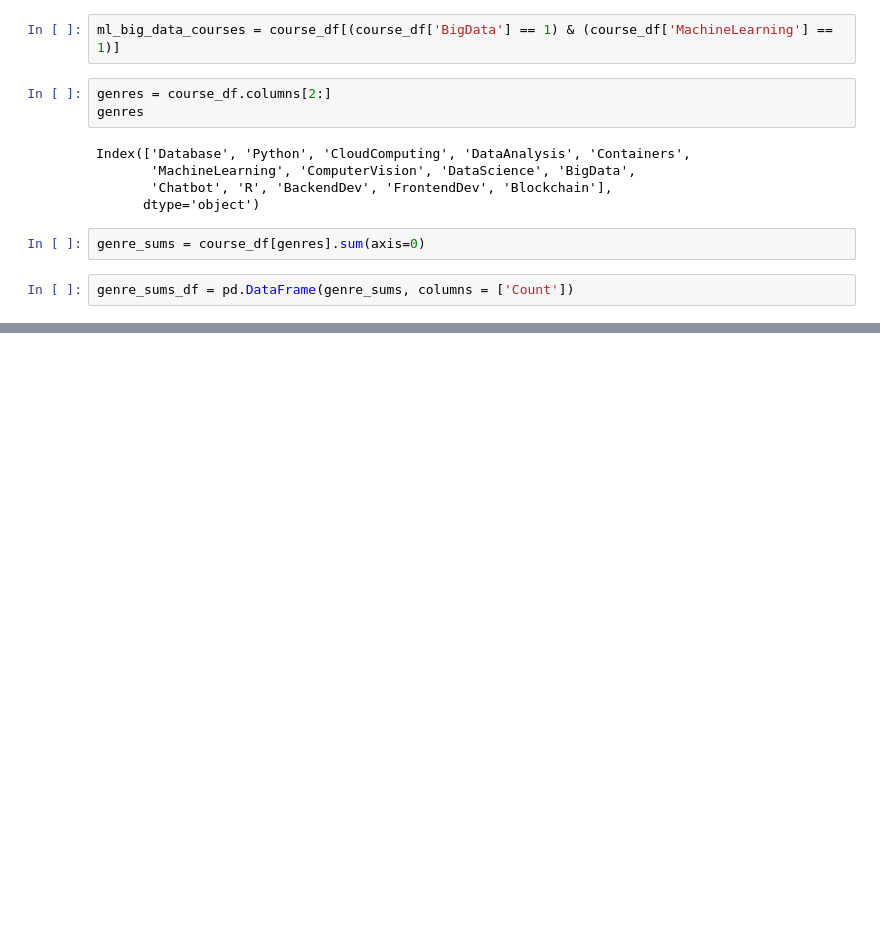
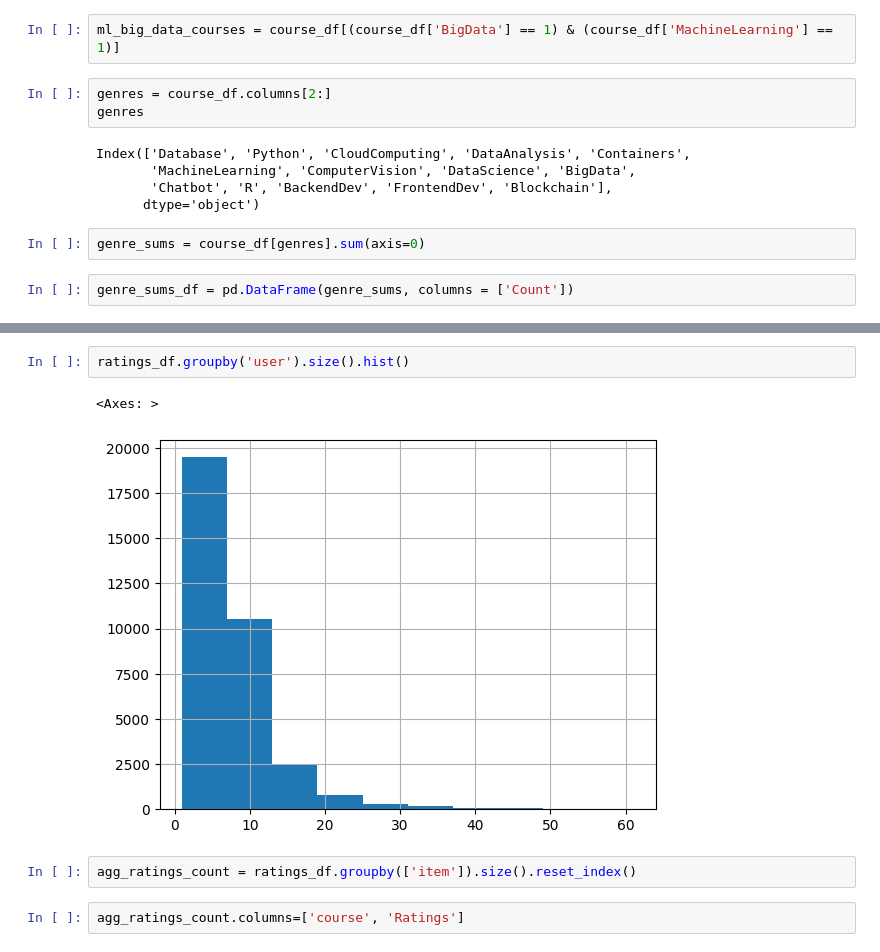
Before and after one commit to jacksonwalters/ibm-ml-cert, a Jupyter notebook: capstone_project/capstone.ipynb, the cells around one changed output, grey strips where cells are left out. Saved outputs shown, nothing was run; the diff lists cells and outputs as text; blank space fills up the shorter version.

```diff
--- a/capstone_project/capstone.ipynb
+++ b/capstone_project/capstone.ipynb
@@ -139,0 +174,9 @@ genre_sums_df.sort_values(by = "Count", ascending=False)
+# %%
+ratings_df.groupby('user').size().hist()
+# %% [output]
+<Axes: >
+[figure, added]
+# %%
+agg_ratings_count = ratings_df.groupby(['item']).size().reset_index()
+# %%
+agg_ratings_count.columns=['course', 'Ratings']
```
Also changed, not shown: parts of 17 cells of this notebook.
